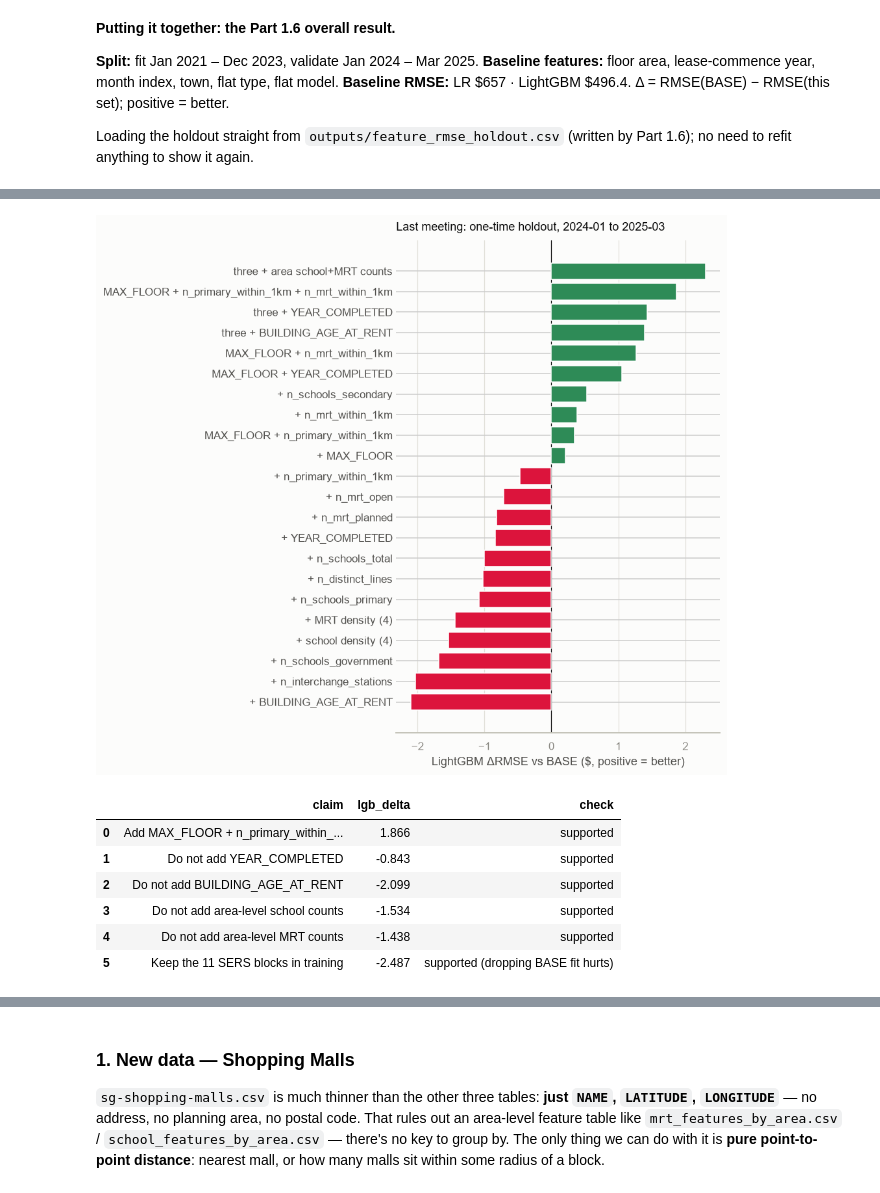
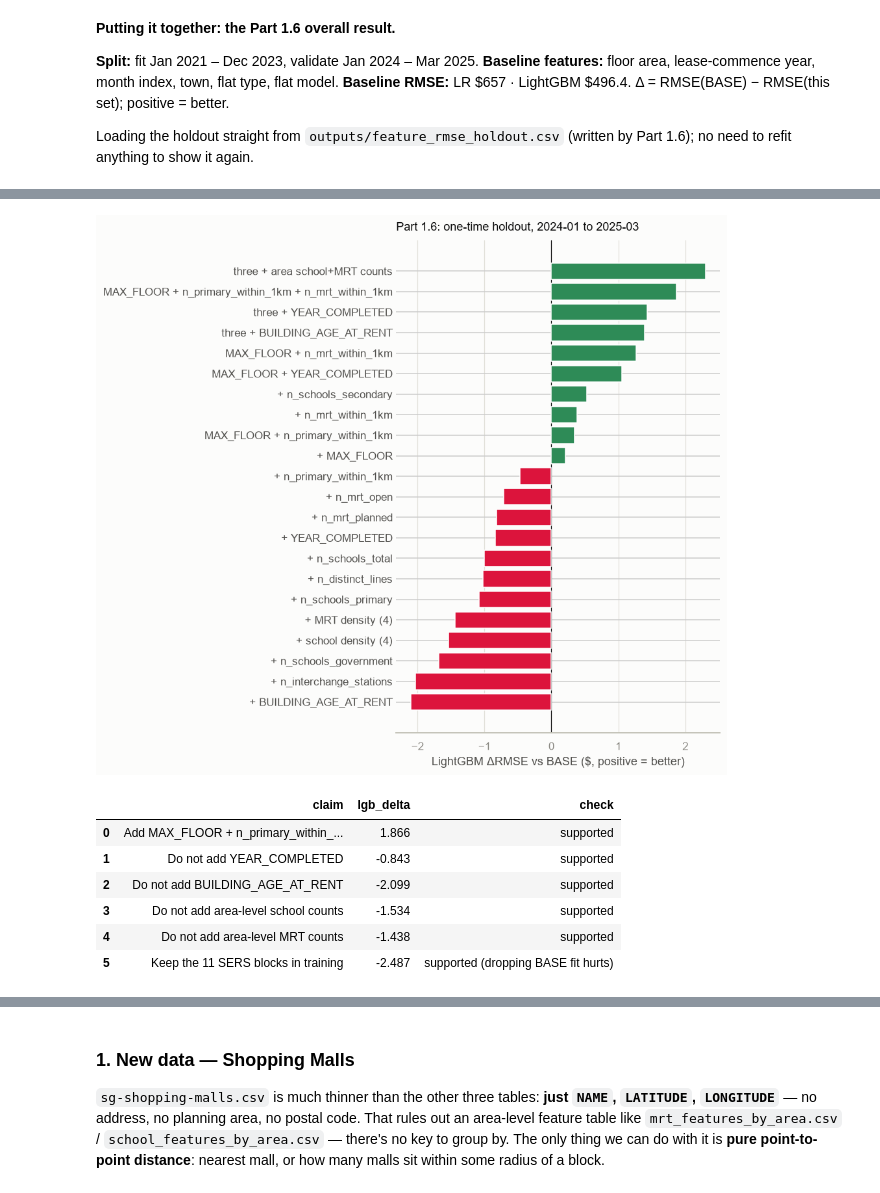
Before and after one commit to sidneyting/hdb-rentals, a Jupyter notebook: notebooks/1_eda_preprocessing.ipynb, the cells around one changed output, grey strips where cells are left out. Cells and saved outputs as stored; diff of their text form; code cells hidden in the pictures.

```diff
--- a/notebooks/1_eda_preprocessing.ipynb
+++ b/notebooks/1_eda_preprocessing.ipynb
@@ -4141,24 +4135,24 @@ holdout[["spec", "lr", "lgb", "d_lgb"]].round(3)
 # %%
 plot = holdout[holdout["spec"] != "BASE"].sort_values("d_lgb")
 fig, ax = plt.subplots(figsize=(9, 8))
 fig.patch.set_facecolor(SURFACE); ax.set_facecolor(SURFACE)
 ax.barh(plot["spec"], plot["d_lgb"], color=np.where(plot["d_lgb"] >= 0, GOOD, BAD), zorder=3)
 ax.axvline(0, color=INK, lw=0.8)
 ax.set_xlabel("LightGBM ΔRMSE vs BASE ($, positive = better)", color=INK_SECONDARY)
-ax.set_title("Last meeting: one-time holdout, 2024-01 to 2025-03", color=INK, fontsize=12, loc="left", pad=10)
+ax.set_title("Part 1.6: one-time holdout, 2024-01 to 2025-03", color=INK, fontsize=12, loc="left", pad=10)
 for s in ["top", "right", "left"]:
     ax.spines[s].set_visible(False)
 ax.spines["bottom"].set_color(BASELINE)
 ax.tick_params(axis="y", length=0, colors=INK_SECONDARY)
 ax.tick_params(axis="x", colors=INK_MUTED)
 ax.xaxis.grid(True, color=GRID, linewidth=0.8, zorder=0)
 ax.set_axisbelow(True)
 plt.tight_layout()
-plt.savefig(FIG_DIR / "06_distance_features_recap.png", dpi=150, bbox_inches="tight")
+plt.savefig(FIG_DIR / "part1_7_recap.png", dpi=150, bbox_inches="tight")
 plt.show()
 verdict
 # %% [output]
-[figure, old version]
+[figure, new version]
 |  | claim | lgb_delta | check |
 | 0 | Add MAX_FLOOR + n_primary_within_... | 1.866 | supported |
 | 1 | Do not add YEAR_COMPLETED | -0.843 | supported |
```
Also changed, not shown: parts of 67 cells of this notebook, 49 other files.
